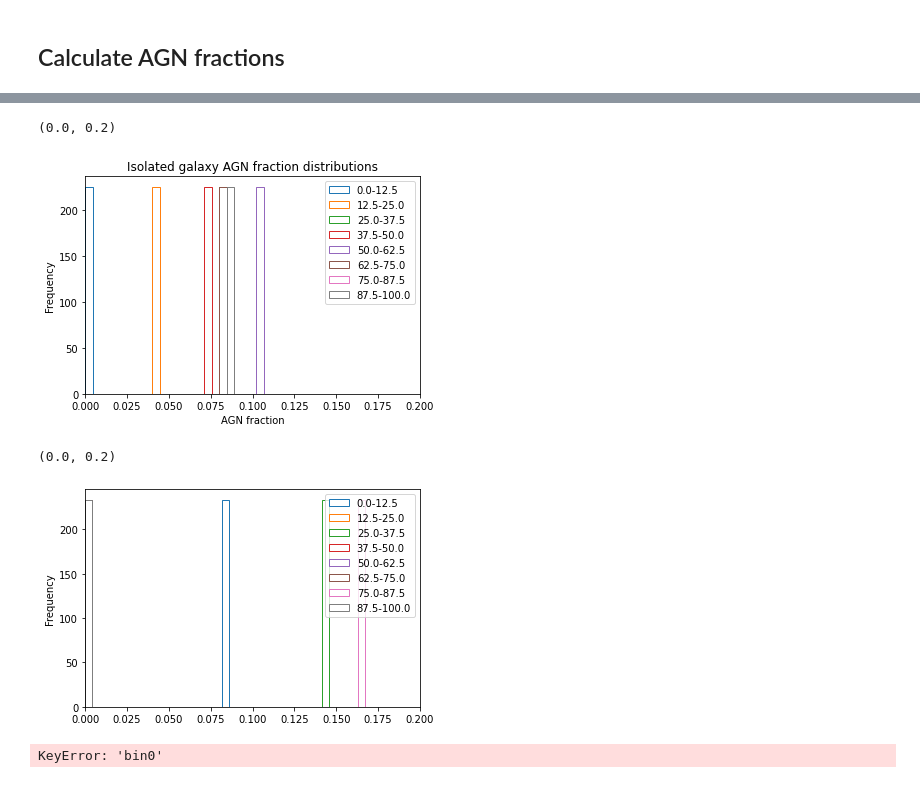
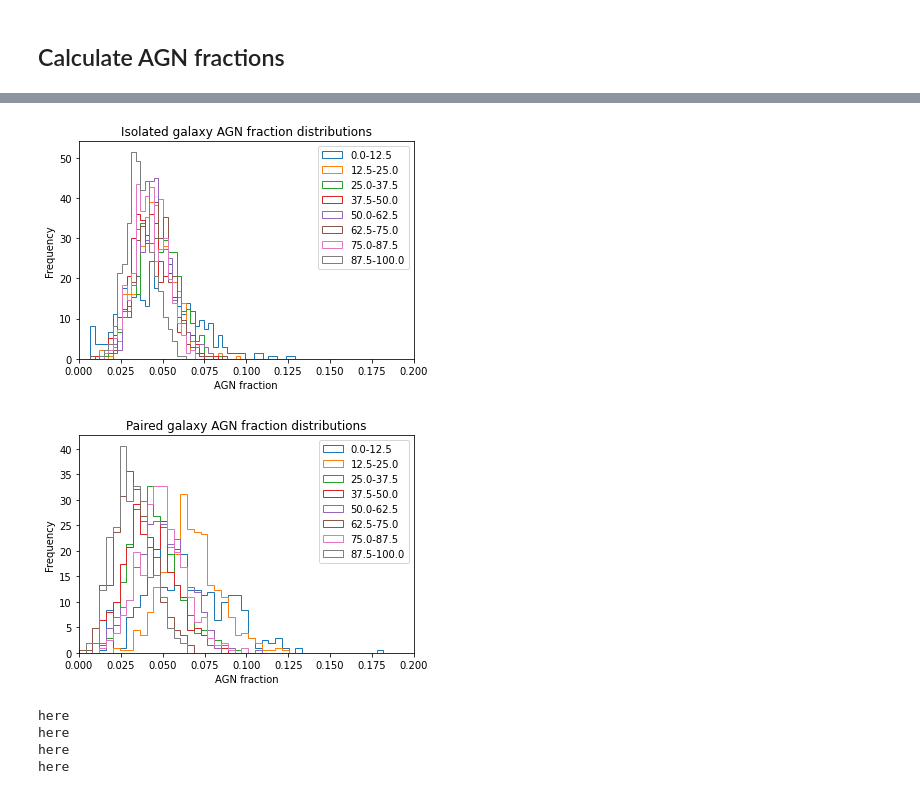
Before and after one commit to sldough21/pair-conv-misc, a Jupyter notebook: am_analysis.ipynb, the cells around one changed output, grey strips where cells are left out. Cells and saved outputs as stored; diff of their text form; code cells hidden in the pictures.

```diff
--- a/am_analysis.ipynb
+++ b/am_analysis.ipynb
@@ -361,19 +380,21 @@ iAGNf_df.describe()
 # %%
 # plot distributions
-iAGNf_df.plot.hist(bins=50, histtype='step', density=True)
+iAGNf_df.plot.hist(bins=45, histtype='step', density=True)
 
 plt.title('Isolated galaxy AGN fraction distributions')
 plt.xlabel('AGN fraction')
 plt.xlim(0, 0.2)
+plt.show()
 # %% [output]
-(0.0, 0.2)
-[figure, old version]
+[figure, new version]
 # %%
-pAGNf_df.plot.hist(bins=50, histtype='step', density=True)
-plt.xlim(0, 0.20)
+pAGNf_df.plot.hist(bins=45, histtype='step', density=True)
+plt.xlim(0, 0.2)
+plt.title('Paired galaxy AGN fraction distributions')
+plt.xlabel('AGN fraction')
+plt.show()
 # %% [output]
-(0.0, 0.2)
-[figure, old version]
+[figure, new version]
 # %%
 ### should double check the movement of all this data
 # %%
@@ -385,14 +406,32 @@ idata = [iAGNf_df[col] for col in pAGNf_df]
 kpc_meds = [ ( ( float((bins[key].split('-'))[0]) + float((bins[key].split('-'))[1]) ) / 2 ) for key in bins ]
 
 # define violin plot width
-vwidth = float((bins['bin0'].split('-'))[1]) - float((bins['bin0'].split('-'))[0])
+vwidth = float((bins['0'].split('-'))[1]) - float((bins['0'].split('-'))[0])
 
 # make an AGN enhancment vector
+# quick way to get rid of dividing by 0 issue, will need to address later
+
+for j in range(0,len(idata)):
+    for k in range(0, len(idata[j])):
+        if idata[j][k] == 0:
+            idata[j][k] = 1000
+
+for j in range(0,len(idata)):
+    for k in range(0, len(idata[j])):
+        if idata[j][k] == 1000:
+            idata[j][k] = min(idata[j])
+            print('here')
+
+
+
 AGN_enh = [(pdata[i] / idata[i]) for i in range(0, len(pdata))]
 
 # should make some dynamic vector in case I want to increase pair sample out to 150 kpc or something
 # %% [output]
-KeyError: 'bin0'
+here
+here
+here
+here
 # %%
 # make violin plots
 fig, axs = plt.subplots(nrows=2, ncols=1, figsize=(10, 16))
```
Also changed, not shown: parts of 17 cells of this notebook.
